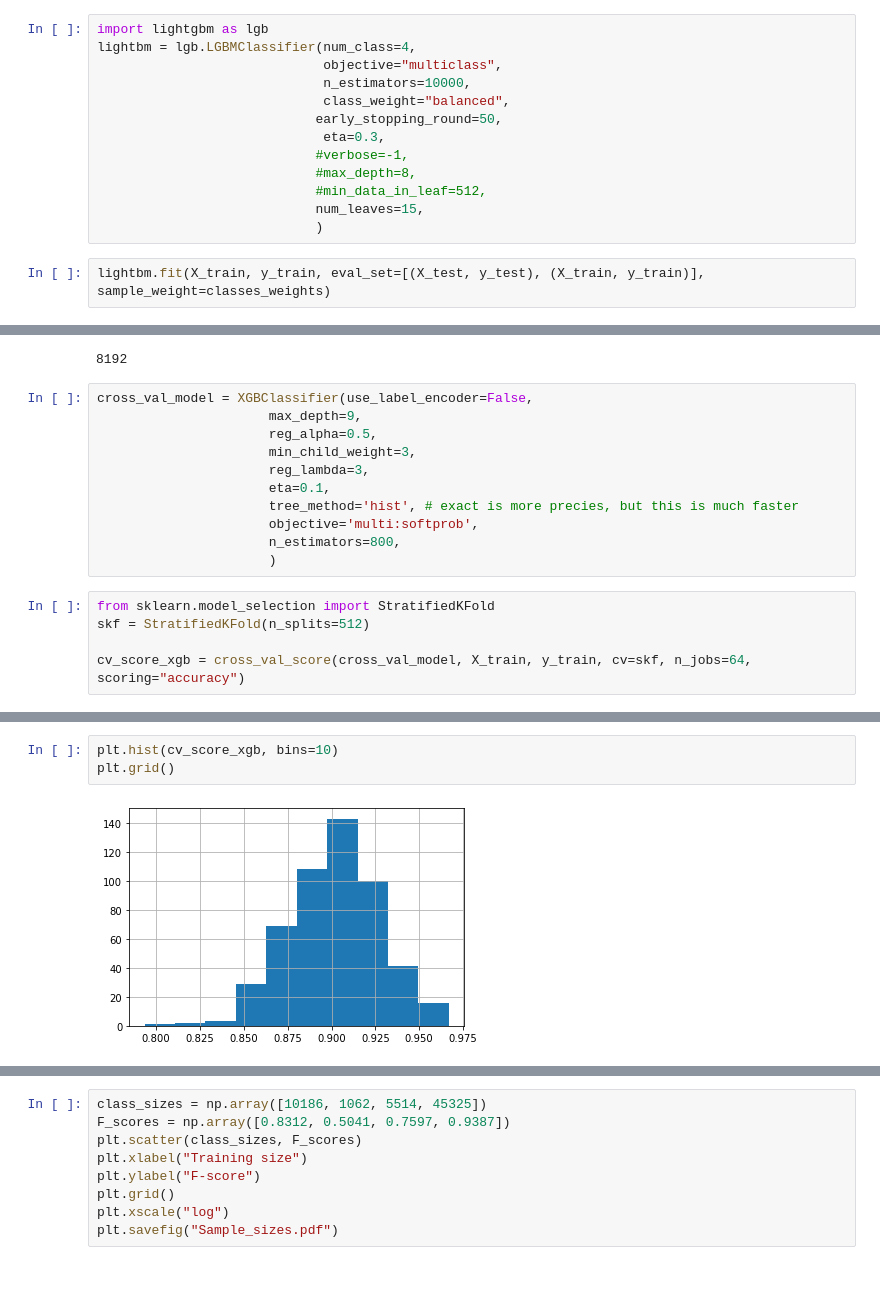
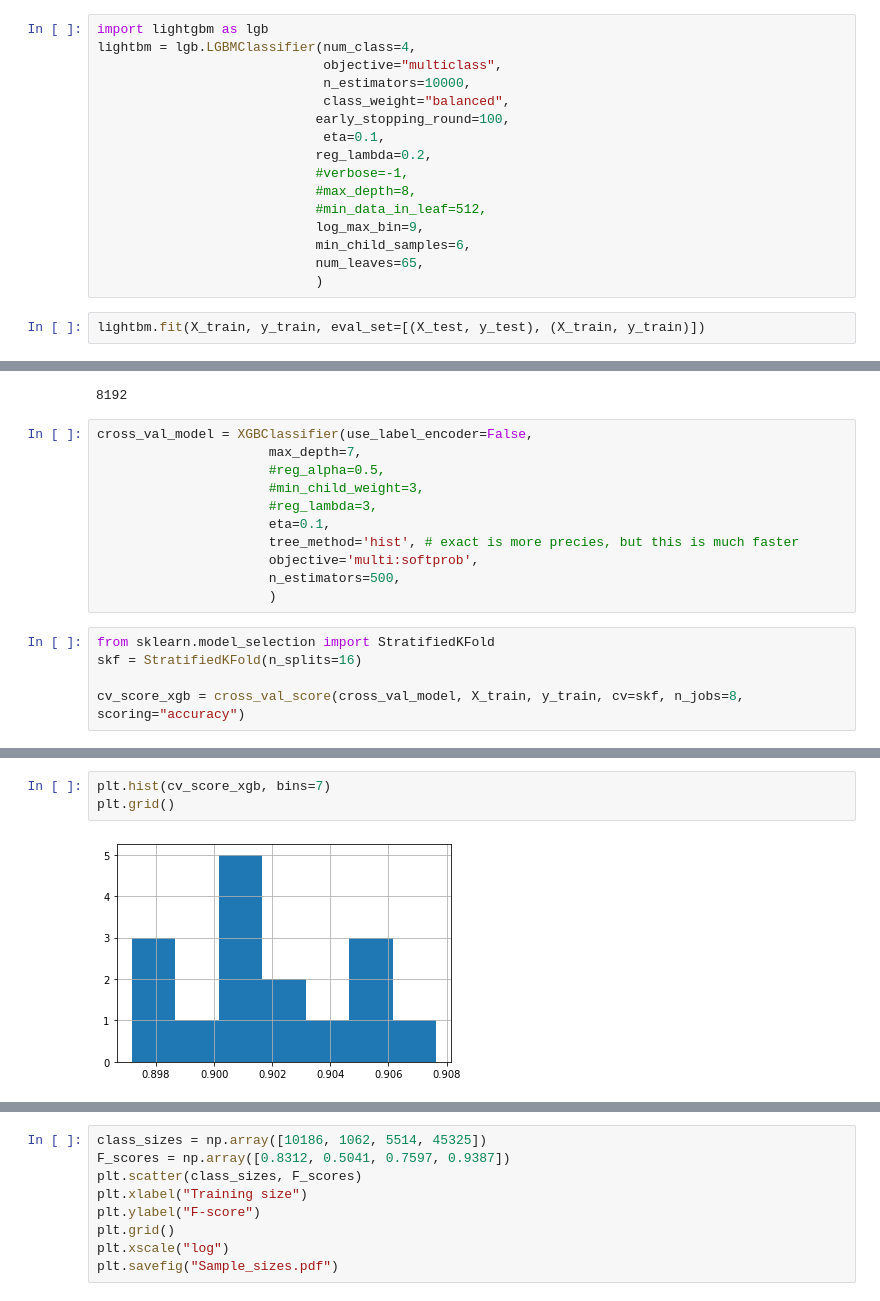
Before and after one commit to jespertjee/LOFAR_ML, a Jupyter notebook: Supervised/Fangyou/Preprocessed_data/Classification_Combined.ipynb, the cells around one changed output, grey strips where cells are left out. Cells and saved outputs as stored; diff of their text form.

```diff
--- a/Supervised/Fangyou/Preprocessed_data/Classification_Combined.ipynb
+++ b/Supervised/Fangyou/Preprocessed_data/Classification_Combined.ipynb
@@ -228,13 +231,16 @@ lightbm = lgb.LGBMClassifier(num_class=4,
                              objective="multiclass",
                              n_estimators=10000,
                              class_weight="balanced",
-                            early_stopping_round=50,
-                             eta=0.3,
+                            early_stopping_round=100,
+                             eta=0.1,
+                            reg_lambda=0.2,
                             #verbose=-1,
                             #max_depth=8,
                             #min_data_in_leaf=512,
-                            num_leaves=15,
+                            log_max_bin=9,
+                            min_child_samples=6,
+                            num_leaves=65,
                             )
 # %%
-lightbm.fit(X_train, y_train, eval_set=[(X_test, y_test), (X_train, y_train)], sample_weight=classes_weights)
+lightbm.fit(X_train, y_train, eval_set=[(X_test, y_test), (X_train, y_train)])
 # %% [output]
@@ -403,20 +408,20 @@ plt.plot()
 8192
 # %%
 cross_val_model = XGBClassifier(use_label_encoder=False,
-                      max_depth=9,
-                      reg_alpha=0.5,
-                      min_child_weight=3,
-                      reg_lambda=3,
+                      max_depth=7,
+                      #reg_alpha=0.5,
+                      #min_child_weight=3,
+                      #reg_lambda=3,
                       eta=0.1,
                       tree_method='hist', # exact is more precies, but this is much faster
                       objective='multi:softprob',
-                      n_estimators=800,
+                      n_estimators=500,
                       )
 # %%
 from sklearn.model_selection import StratifiedKFold
-skf = StratifiedKFold(n_splits=512)
+skf = StratifiedKFold(n_splits=16)
 
-cv_score_xgb = cross_val_score(cross_val_model, X_train, y_train, cv=skf, n_jobs=64, scoring="accuracy")
+cv_score_xgb = cross_val_score(cross_val_model, X_train, y_train, cv=skf, n_jobs=8, scoring="accuracy")
 # %%
 print(cv_score_xgb)
 # %% [output]
@@ -440,8 +431,8 @@ print(cv_score_xgb)
 # %%
-plt.hist(cv_score_xgb, bins=10)
+plt.hist(cv_score_xgb, bins=7)
 plt.grid()
 # %% [output]
-[figure, old version]
+[figure, new version]
 # %%
 print("Cross-validated Accuracy:", round(np.mean(cv_score_xgb), 5), "±", round(np.std(cv_score_xgb), 5))
 # %% [output]
```
Also changed, not shown: parts of 32 cells of this notebook, 2 other files.
